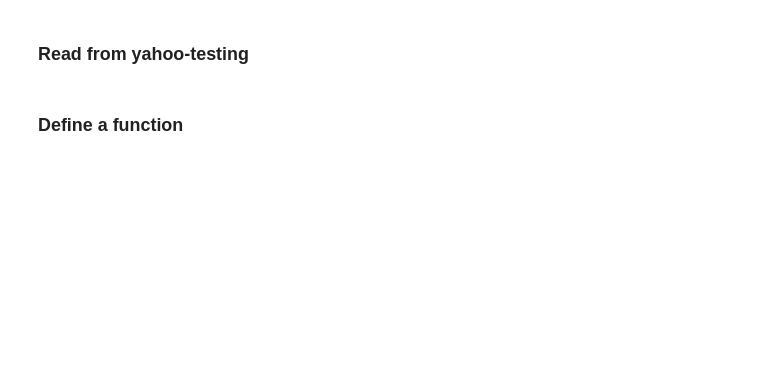
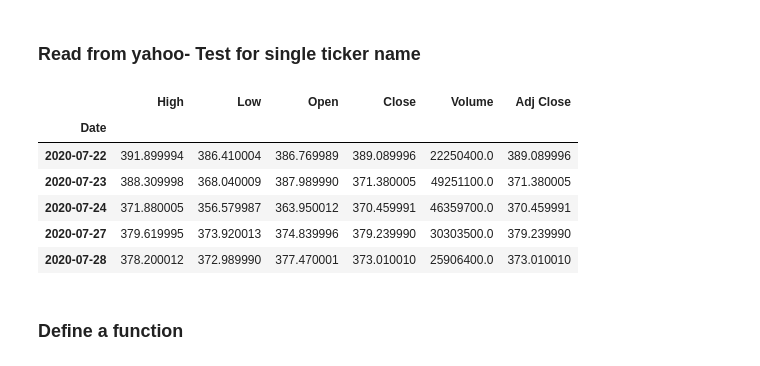
Before and after one commit to mguner-data/ETL-Project-SP500, a Jupyter notebook: Yahoo_Finance_Data.ipynb, the cells around one changed output. Cells and saved outputs as stored; diff of their text form; code cells hidden in the pictures; blank space fills up the shorter version.

```diff
--- a/Yahoo_Finance_Data.ipynb
+++ b/Yahoo_Finance_Data.ipynb
@@ -18,13 +20,21 @@ df2=pd.read_csv("constituents.csv")
 # # #3) Date_Added_List.csv
 # # date_added_df=pd.read_csv("Date_Added_List.csv")
 # %% [markdown]
-### Read from yahoo-testing
+### Read from yahoo- Test for single ticker name
 # %%
 start_time = pd.to_datetime("2018, 2, 8", infer_datetime_format=True, format='%Y-%m-%d %H:%M:%S')
 end_time = pd.to_datetime("2020, 7, 28", infer_datetime_format=True, format='%Y-%m-%d %H:%M:%S')
 # %%
-df = web.DataReader('MMM', 'yahoo', start_time, end_time)
+df = web.DataReader('AAPL', 'yahoo', start_time, end_time)
 df.tail()
+# %% [output]
+|  | High | Low | Open | Close | Volume | Adj Close |
+| Date |  |  |  |  |  |  |
+| 2020-07-22 | 391.899994 | 386.410004 | 386.769989 | 389.089996 | 22250400.0 | 389.089996 |
+| 2020-07-23 | 388.309998 | 368.040009 | 387.989990 | 371.380005 | 49251100.0 | 371.380005 |
+| 2020-07-24 | 371.880005 | 356.579987 | 363.950012 | 370.459991 | 46359700.0 | 370.459991 |
+| 2020-07-27 | 379.619995 | 373.920013 | 374.839996 | 379.239990 | 30303500.0 | 379.239990 |
+| 2020-07-28 | 378.200012 | 372.989990 | 377.470001 | 373.010010 | 25906400.0 | 373.010010 |
 # %% [markdown]
 ### Define a function
 # %%
```
Also changed, not shown: parts of 14 cells of this notebook, 1 other file.
